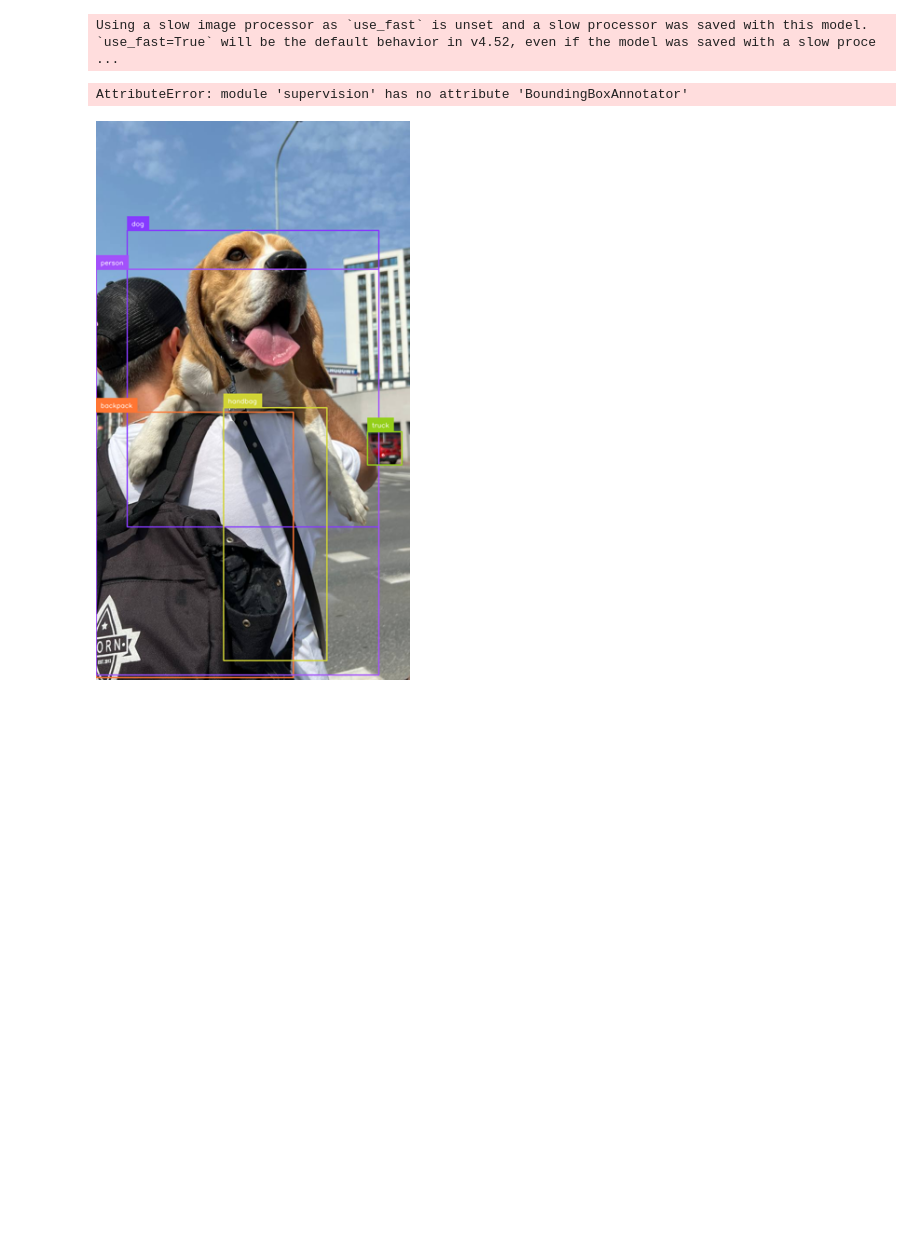
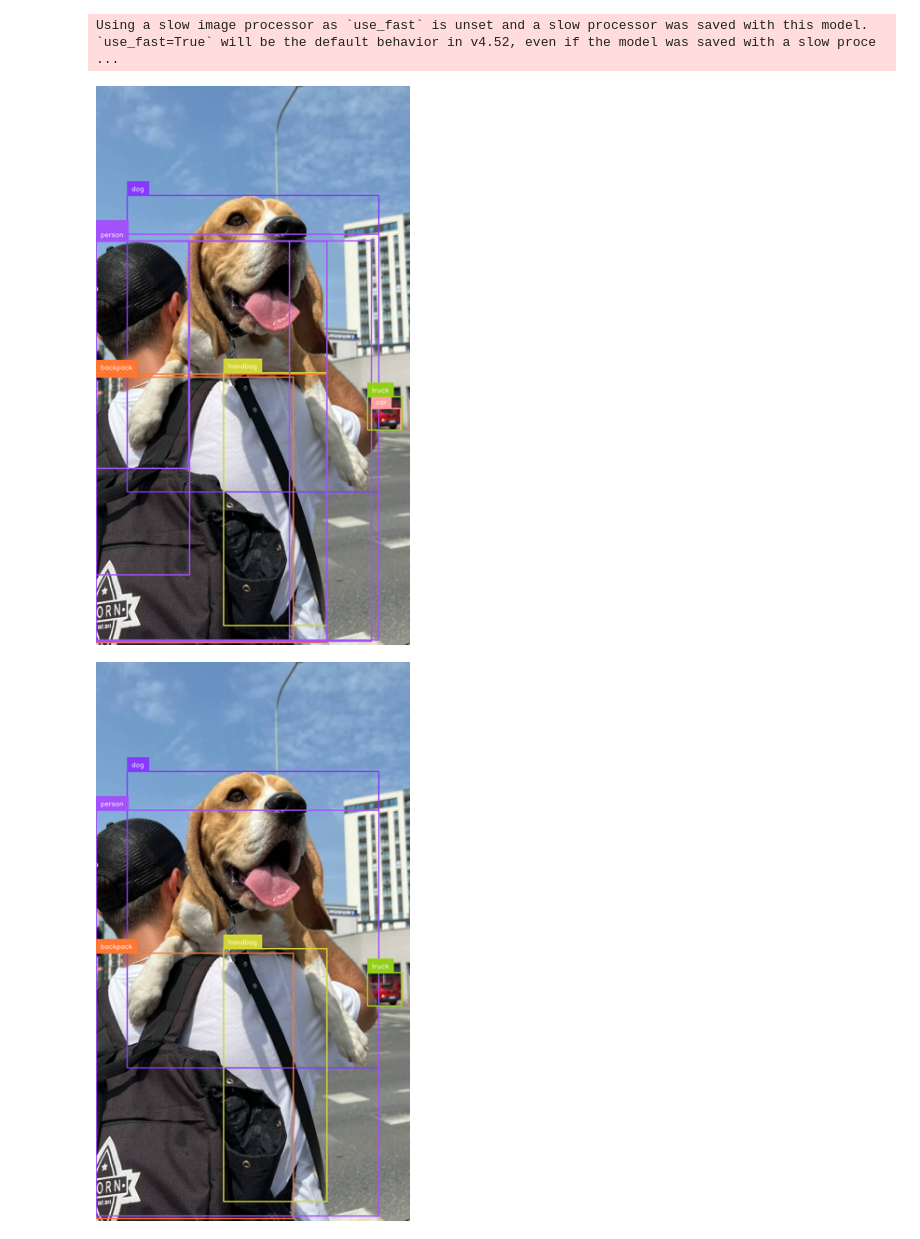
Before and after one commit to enom1S/SSD-Object-Detection, a Jupyter notebook: notebooks/train-rt-detr-on-custom-dataset-with-transformers.ipynb, the cells around one changed output. Saved outputs shown, nothing was run; the diff lists cells and outputs as text; code cells hidden in the pictures; blank space fills up the shorter version.

```diff
--- a/notebooks/train-rt-detr-on-custom-dataset-with-transformers.ipynb
+++ b/notebooks/train-rt-detr-on-custom-dataset-with-transformers.ipynb
@@ -129,20 +129,34 @@ results = processor.post_process_object_detection(
     outputs, target_sizes=[(h, w)], threshold=0.3)
 # %%
 # @title Display result with NMS
+import numpy as np # Assuming image is a numpy array
+from PIL import Image
 
 detections = sv.Detections.from_transformers(results[0])
 labels = [
     model.config.id2label[class_id]
     for class_id
     in detections.class_id
 ]
 
 annotated_image = image.copy()
-annotated_image = sv.annotators.BoundingBoxAnnotator().annotate(annotated_image, detections)
-annotated_image = sv.annotators.LabelAnnotator().annotate(annotated_image, detections, labels=labels)
+box_annotator = sv.BoxAnnotator()
+label_annotator = sv.LabelAnnotator()
+
+annotated_image = box_annotator.annotate(
+    scene=annotated_image,
+    detections=detections
+)
+
+annotated_image = label_annotator.annotate(
+    scene=annotated_image,
+    detections=detections,
+    labels=labels
+)
+
 annotated_image.thumbnail((600, 600))
 annotated_image
 # %% [output]
-AttributeError: module 'supervision' has no attribute 'BoundingBoxAnnotator'
+[figure, added]
 # %%
 # @title Display result with NMS
```
Also changed, not shown: parts of 11 cells of this notebook.
